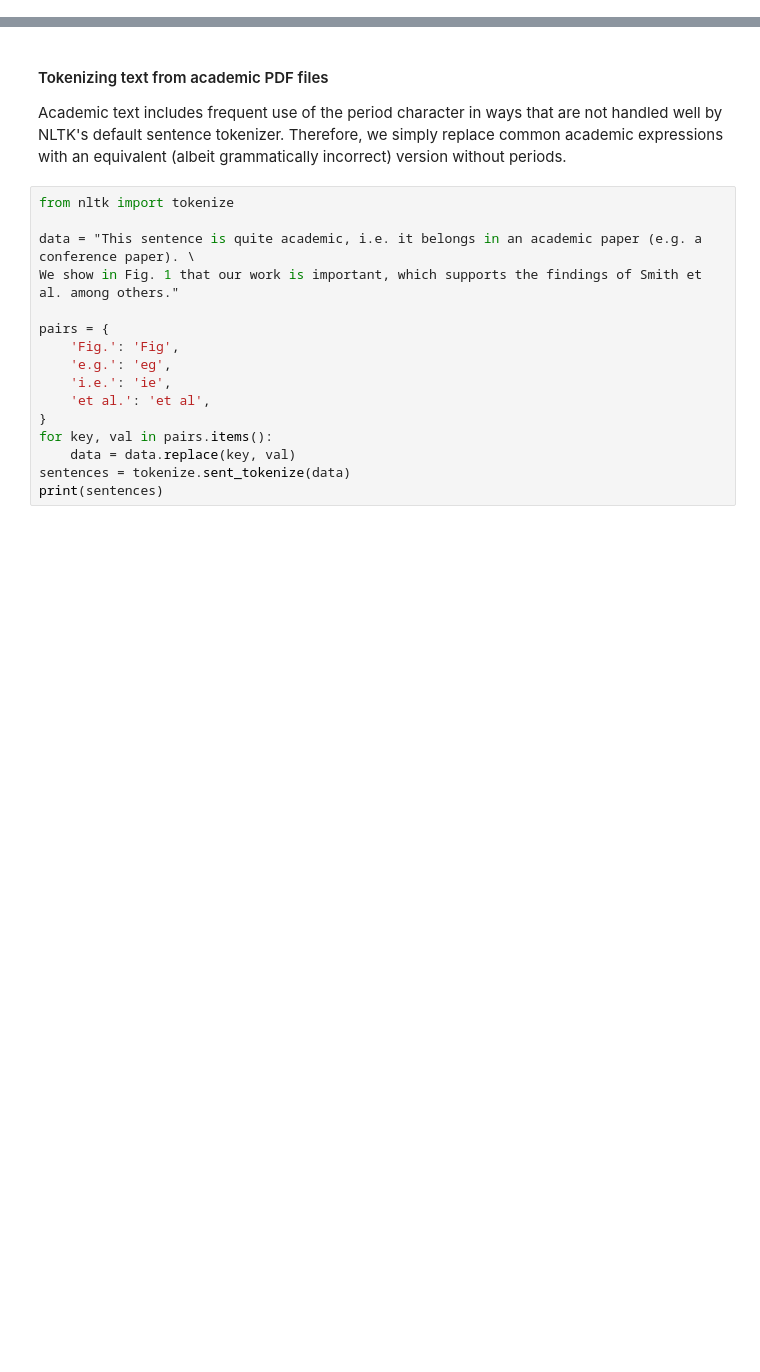
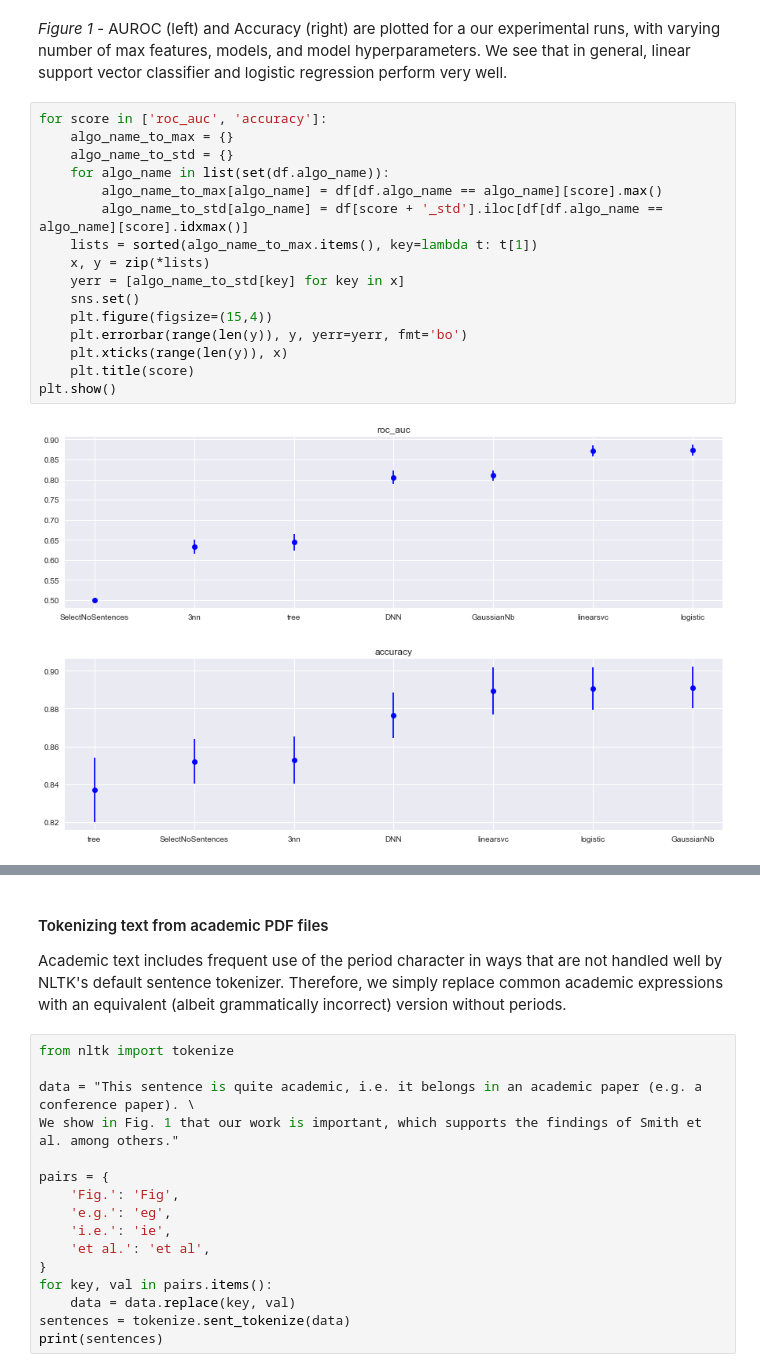
Before and after one commit to nickmvincent/where_that_from, a Jupyter notebook: report.ipynb, the cells around one changed output, grey strips where cells are left out. Cells and saved outputs as stored; diff of their text form; blank space fills up the shorter version.

```diff
--- a/report.ipynb
+++ b/report.ipynb
@@ -77,0 +95,21 @@ df = pd.read_csv()
+# %% [markdown]
+_Figure 1_ - AUROC (left) and Accuracy (right) are plotted for a our experimental runs, with varying number of max features, models, and model hyperparameters. We see that in general, linear support vector classifier and logistic regression perform very well.
+# %%
+for score in ['roc_auc', 'accuracy']:
+    algo_name_to_max = {}
+    algo_name_to_std = {}
+    for algo_name in list(set(df.algo_name)):
+        algo_name_to_max[algo_name] = df[df.algo_name == algo_name][score].max()
+        algo_name_to_std[algo_name] = df[score + '_std'].iloc[df[df.algo_name == algo_name][score].idxmax()]
+    lists = sorted(algo_name_to_max.items(), key=lambda t: t[1])
+    x, y = zip(*lists)
+    yerr = [algo_name_to_std[key] for key in x]
+    sns.set()
+    plt.figure(figsize=(15,4))
+    plt.errorbar(range(len(y)), y, yerr=yerr, fmt='bo')
+    plt.xticks(range(len(y)), x)
+    plt.title(score)
+plt.show()
+# %% [output]
+[figure, added]
+[figure, added]
```
Also changed, not shown: parts of 17 cells of this notebook, 27 other files.
